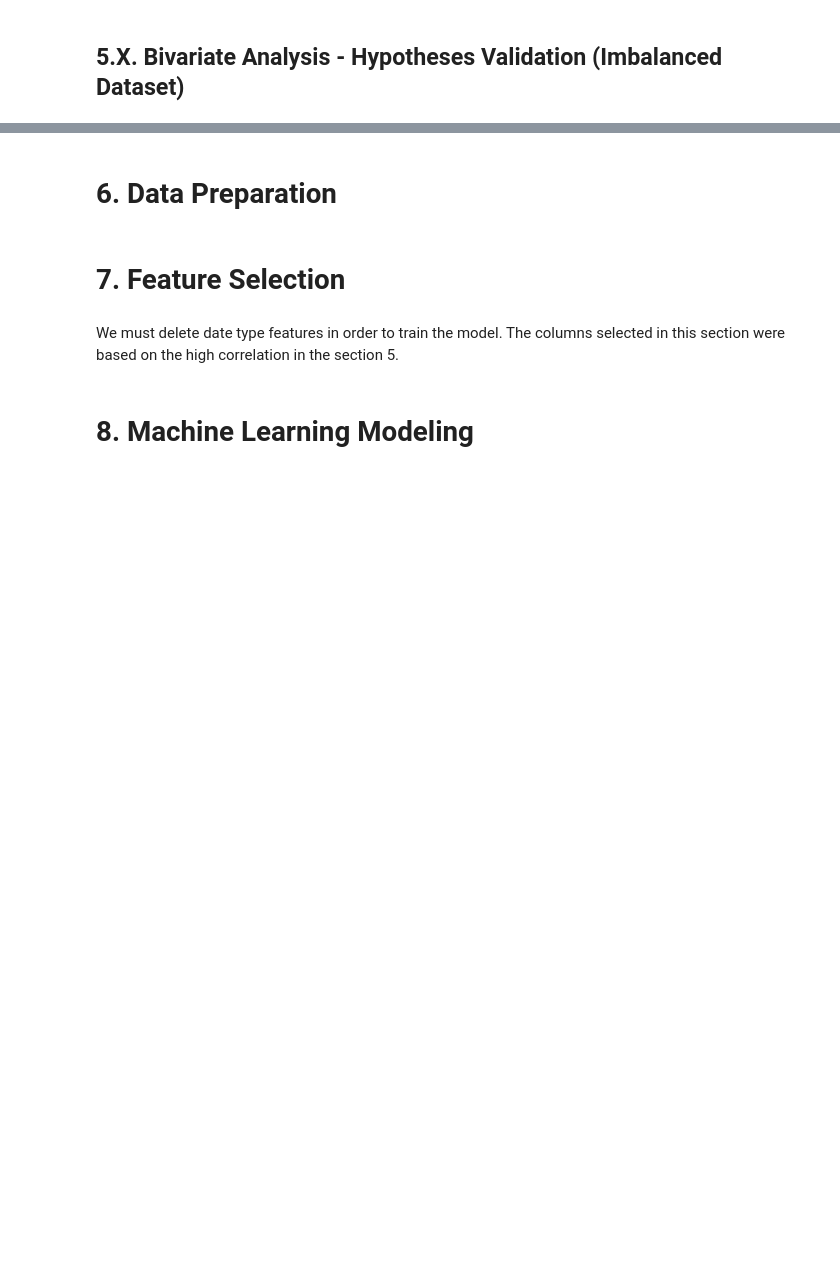
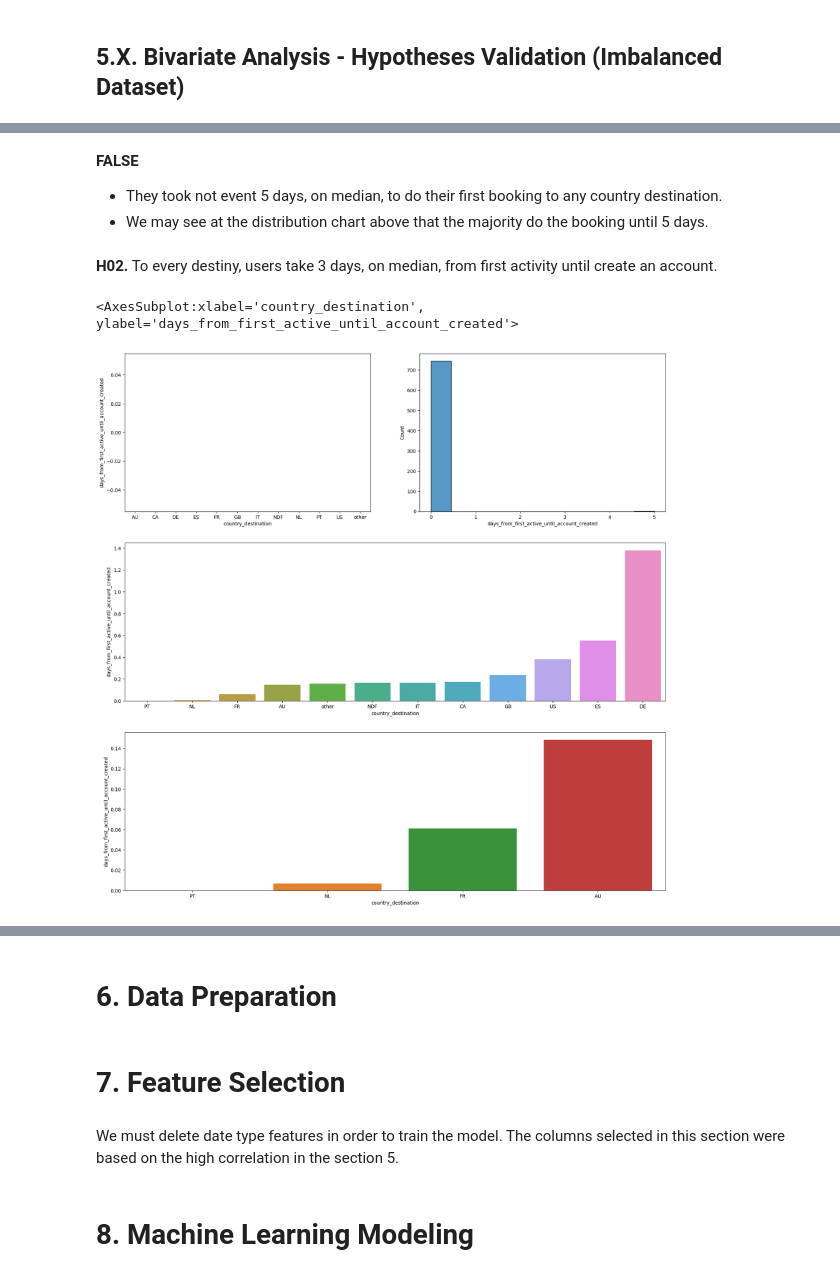
Before and after one commit to lucasquemelli/airbnb, a Jupyter notebook: airbnb.ipynb, the cells around one changed output, grey strips where cells are left out. Saved outputs shown, nothing was run; the diff lists cells and outputs as text; code cells hidden in the pictures; blank space fills up the shorter version.

```diff
--- a/airbnb.ipynb
+++ b/airbnb.ipynb
@@ -1258,0 +1191,35 @@ The main objective of this analysis is to evaluate the correlation between the v
+# %% [markdown]
+**FALSE**
+
+- They took not event 5 days, on median, to do their first booking to any country destination.
+- We may see at the distribution chart above that the majority do the booking until 5 days.
+# %% [markdown]
+**H02.** To every destiny, users take 3 days, on median, from first activity until create an account.
+# %%
+plt.figure(figsize=(20, 20))
+
+grid = gridspec.GridSpec(3, 2)
+
+# USING MEDIAN
+plt.subplot(grid[0,0])
+aux01 = df5[(df5["days_from_first_active_until_account_created"] >= 0)][["days_from_first_active_until_account_created", "country_destination"]].groupby('country_destination').median().reset_index()
+sns.barplot(x='country_destination', y='days_from_first_active_until_account_created',
+             data=aux01.sort_values('days_from_first_active_until_account_created'))
+
+plt.subplot(grid[0,1])
+aux03 = df5[(df5["country_destination"] == "NL") & (df5["days_from_first_active_until_account_created"] >= 0)]["days_from_first_active_until_account_created"]
+sns.histplot(aux03)
+
+# USING MEAN
+plt.subplot(grid[1,:])
+aux04 = df5[(df5["days_from_first_active_until_account_created"] >= 0)][["days_from_first_active_until_account_created", "country_destination"]].groupby('country_destination').mean().reset_index()
+sns.barplot(x='country_destination', y='days_from_first_active_until_account_created',
+             data=aux04.sort_values('days_from_first_active_until_account_created'))
+
+plt.subplot(grid[2,:])
+aux05 = df5[(df5["days_from_first_active_until_account_created"] >= 0) & ((df5["country_destination"] == "NL") | (df5["country_destination"] == "PT") | (df5["country_destination"] == "FR") | (df5["country_destination"] == "AU"))][["days_from_first_active_until_account_created", "country_destination"]].groupby('country_destination').mean().reset_index()
+sns.barplot(x='country_destination', y='days_from_first_active_until_account_created',
+             data=aux05.sort_values('days_from_first_active_until_account_created'))
+# %% [output]
+<AxesSubplot:xlabel='country_destination', ylabel='days_from_first_active_until_account_created'>
+[figure, added]
```
Also changed, not shown: parts of 55 cells of this notebook.
